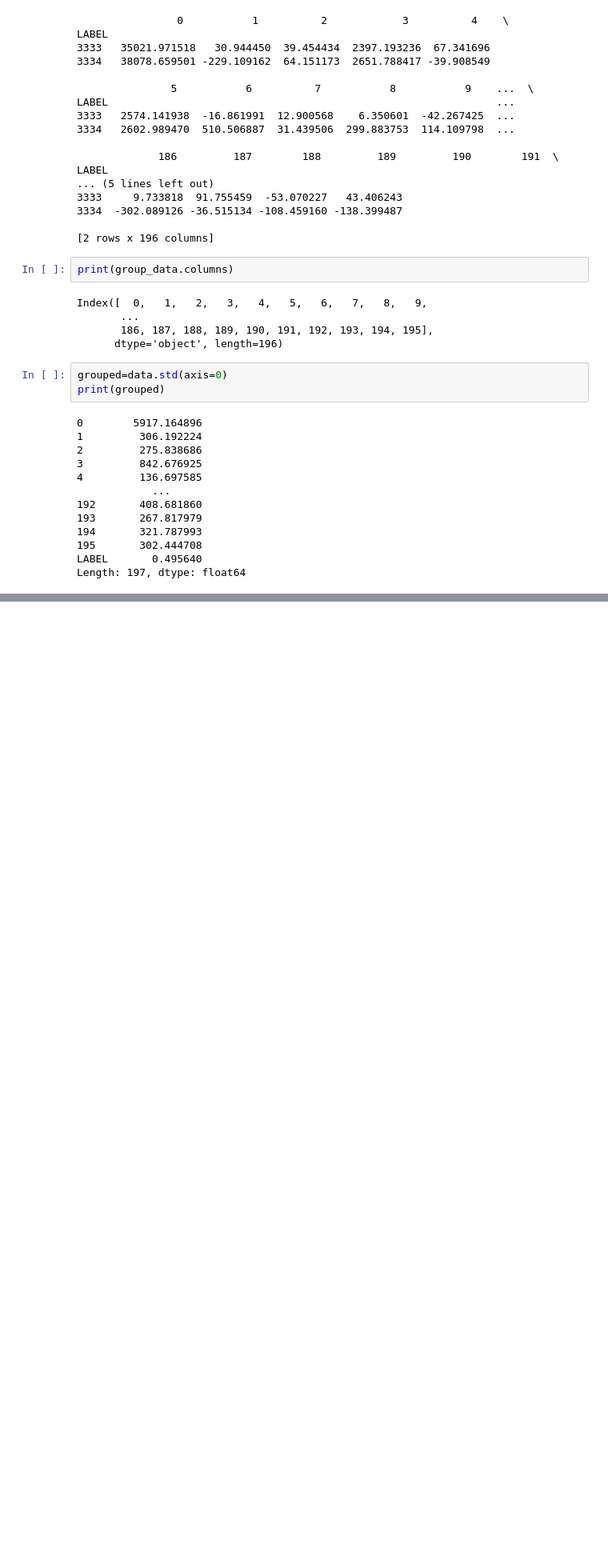
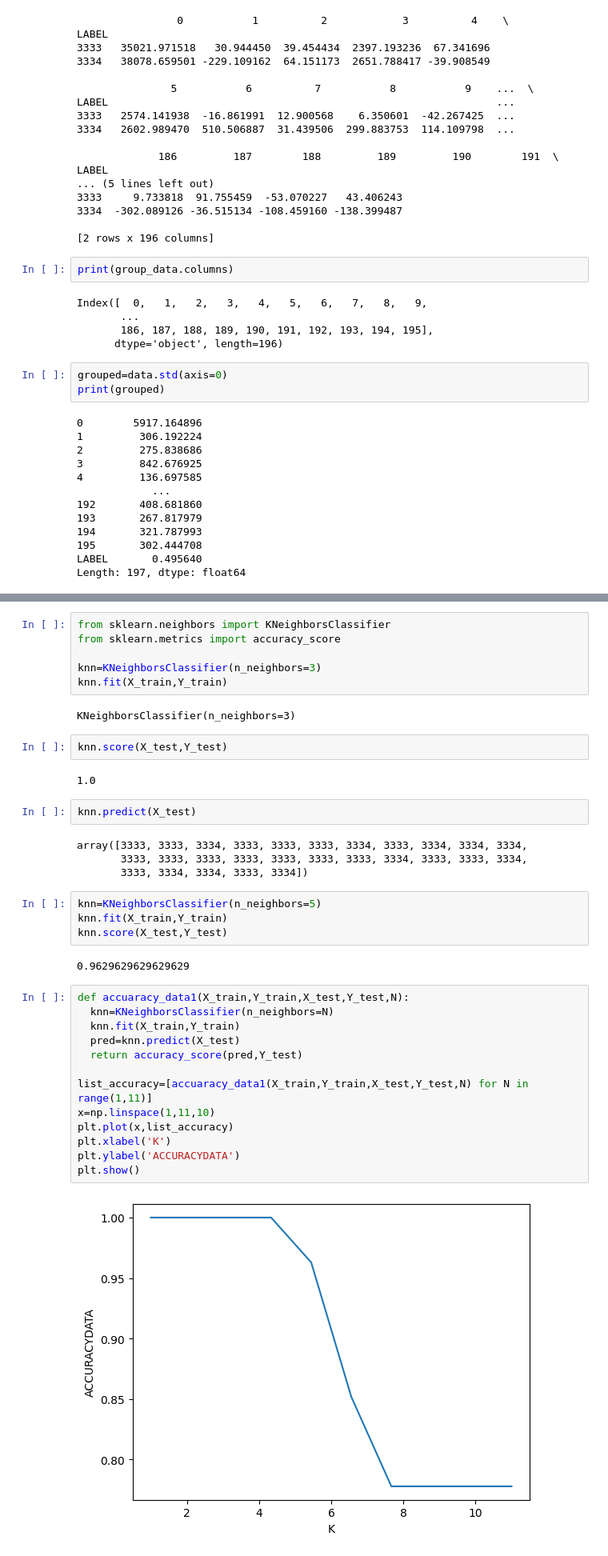
Before and after one commit to Tharun173/CSE22173-ML-LAB, a Jupyter notebook: Lab03.ipynb, the cells around one changed output, grey strips where cells are left out. Shown at 80% size. Saved outputs shown, nothing was run; the diff lists cells and outputs as text; blank space fills up the shorter version.

```diff
--- a/Lab03.ipynb
+++ b/Lab03.ipynb
@@ -60,0 +83,39 @@ sns.distplot(data[0])
+# %%
+from sklearn.neighbors import KNeighborsClassifier
+from sklearn.metrics import accuracy_score
+
+knn=KNeighborsClassifier(n_neighbors=3)
+knn.fit(X_train,Y_train)
+# %% [output]
+KNeighborsClassifier(n_neighbors=3)
+# %%
+knn.score(X_test,Y_test)
+# %% [output]
+1.0
+# %%
+knn.predict(X_test)
+# %% [output]
+array([3333, 3333, 3334, 3333, 3333, 3333, 3334, 3333, 3334, 3334, 3334,
+       3333, 3333, 3333, 3333, 3333, 3333, 3333, 3334, 3333, 3333, 3334,
+       3333, 3334, 3334, 3333, 3334])
+# %%
+knn=KNeighborsClassifier(n_neighbors=5)
+knn.fit(X_train,Y_train)
+knn.score(X_test,Y_test)
+# %% [output]
+0.9629629629629629
+# %%
+def accuaracy_data1(X_train,Y_train,X_test,Y_test,N):
+  knn=KNeighborsClassifier(n_neighbors=N)
+  knn.fit(X_train,Y_train)
+  pred=knn.predict(X_test)
+  return accuracy_score(pred,Y_test)
+
+list_accuracy=[accuaracy_data1(X_train,Y_train,X_test,Y_test,N) for N in range(1,11)]
+x=np.linspace(1,11,10)
+plt.plot(x,list_accuracy)
+plt.xlabel('K')
+plt.ylabel('ACCURACYDATA')
+plt.show()
+# %% [output]
+[figure, added]
```
Also changed, not shown: parts of 4 cells of this notebook.
